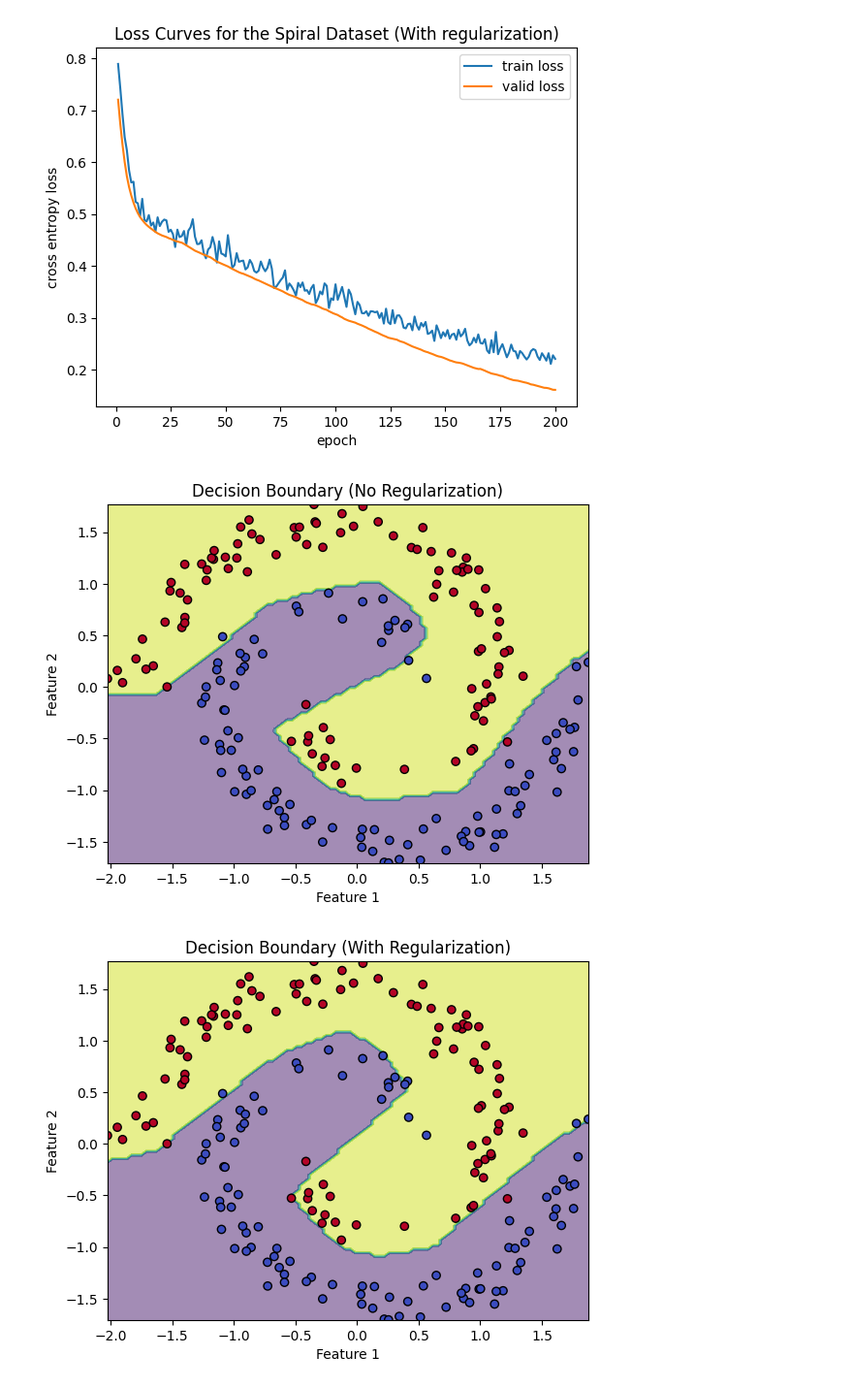
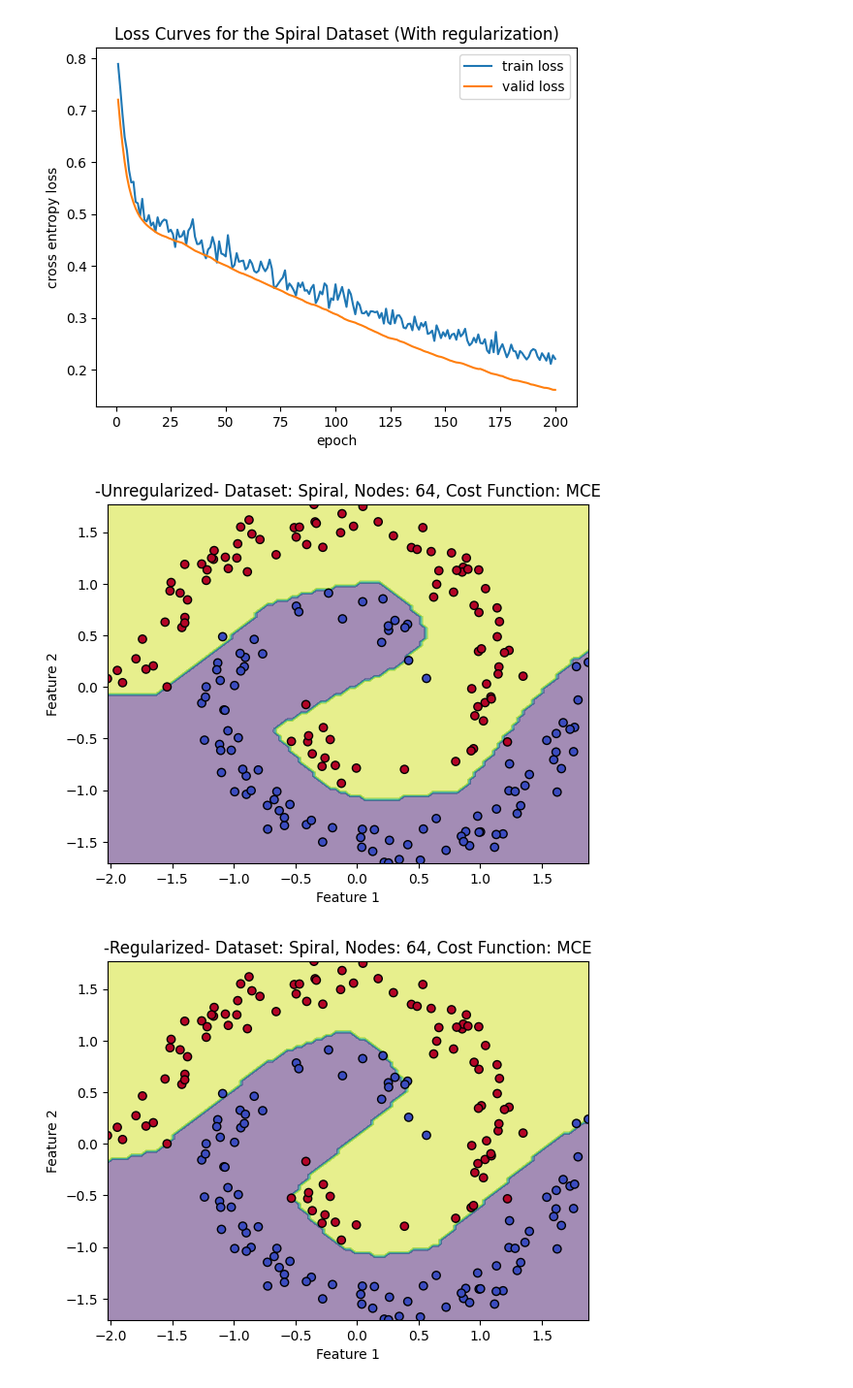
Before and after one commit to Pmcslarrow/hw_3_ml, a Jupyter notebook: p1.ipynb, the cells around one changed output. Shown at 97% size. Saved outputs shown, nothing was run; the diff lists cells and outputs as text; code cells hidden in the pictures.

```diff
--- a/p1.ipynb
+++ b/p1.ipynb
@@ -247,9 +247,9 @@ plot_loss_curves(train_losses_with_reg, valid_losses_with_reg, postfix="With reg
 # %% [output]
 [figure]
 [figure]
-# %%
-plot_decision_boundaries(model_no_reg, title="Decision Boundary (No Regularization)")
-plot_decision_boundaries(model_with_reg, title="Decision Boundary (With Regularization)")
-# %% [output]
-[figure, removed]
-[figure, removed]
+# %%
+plot_decision_boundaries(model_no_reg, title=f"-Unregularized- Dataset: {csv_file_prefix.capitalize()}, Nodes: {hidden_size}, Cost Function: MCE")
+plot_decision_boundaries(model_with_reg, title=f"-Regularized- Dataset: {csv_file_prefix.capitalize()}, Nodes: {hidden_size}, Cost Function: MCE")
+# %% [output]
+[figure, added]
+[figure, added]
```
Also changed, not shown: parts of 1 cell of this notebook, 1 other file.
